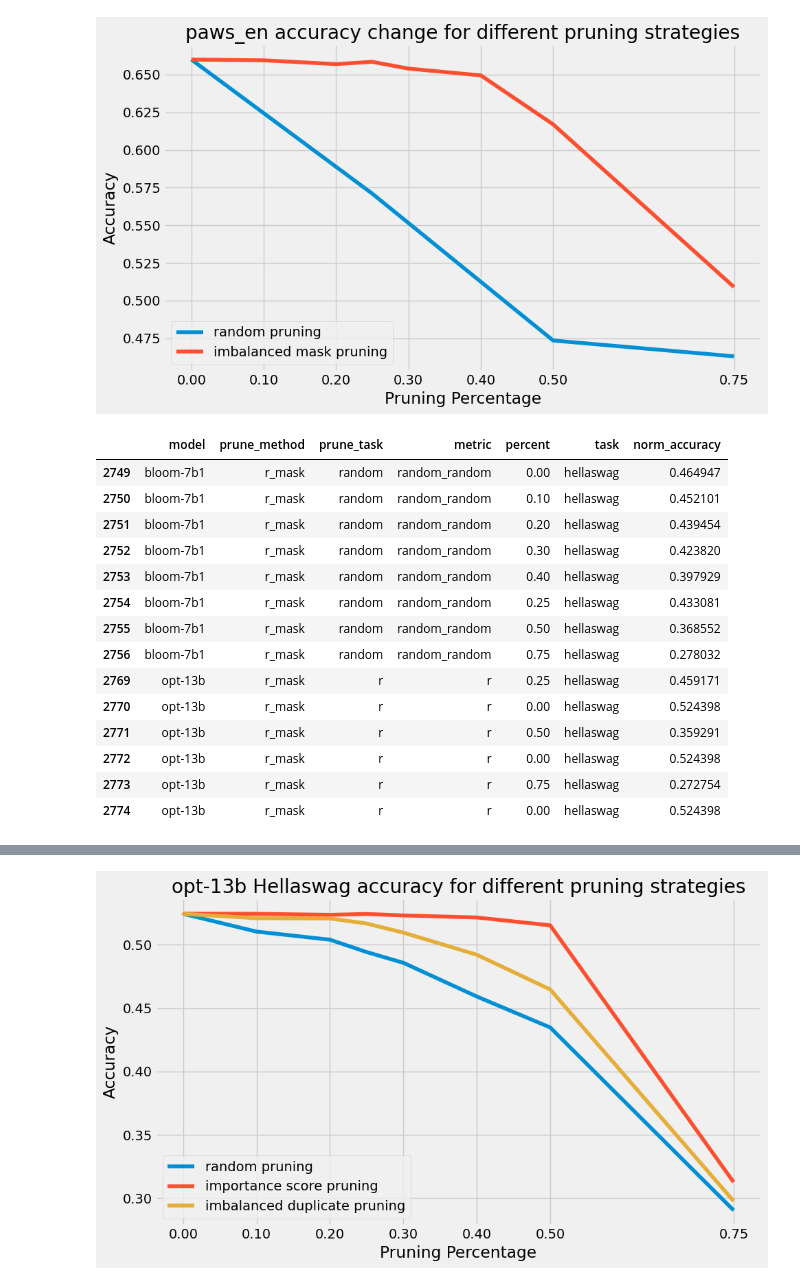
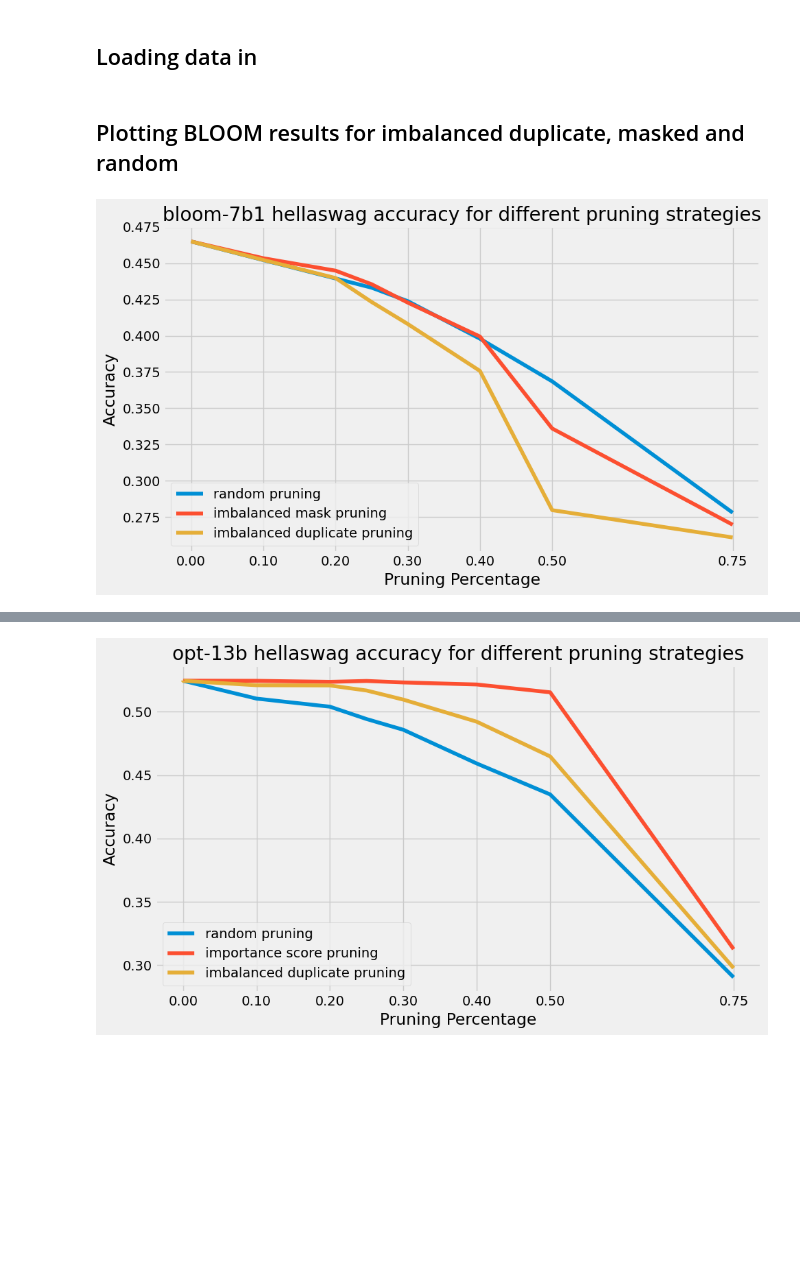
Before and after one commit to johanlaursen/explainabloomity, a Jupyter notebook: results.ipynb, the cells around one changed output, grey strips where cells are left out. Drawn from its saved outputs; the diff is of its cells as text; code cells hidden in the pictures; blank space fills up the shorter version.

```diff
--- a/results.ipynb
+++ b/results.ipynb
@@ -5,6 +5,8 @@ import pandas as pd
 import json
 import matplotlib.pyplot as plt
 plt.style.use('fivethirtyeight')
+# %% [markdown]
+## Loading data in
 # %%
 def get_results(path="/mnt/c/github/explainabloomity/results"):
     models = ("opt-13b", "bloom-7b1")
@@ -138,46 +140,30 @@ td = {'imbalanced_amazon': 'imbalanced amazon', 'balanced_mask': 'balanced mask
+# %% [markdown]
+## Plotting BLOOM results for imbalanced duplicate, masked and random
 # %%
-def plot_task_comparison(df, task, prune_metric, prune_methods = ['r_mask', 'imbalanced_correct_mask', 'amazon'], model='opt-13b'):
+def plot_task_comparison(df, task, prune_metric, title, prune_methods = ['r_mask', 'balanced_mask', 'imbalanced_correct_mask', 'imbalanced_correct', 'amazon'], model='opt-13b'):
     plt.figure(figsize=(10, 6))
 
     for prune_method in prune_methods:
         # Filtering data based on task, prune method, metric, and model
         task_data = df[(df['task'] == task) & (df['prune_method'] == prune_method) &
-                       ((df['metric'] == prune_metric) | (df['metric'] == 'amazon') | (df['metric'] == 'r')) & (df['model'] == model)]
-        mask = (task_data['prune_task'] == task) | (task_data['prune_task'] == 'r')
+                       ((df['metric'] == prune_metric) | (df['metric'] == 'amazon') | (df['metric'] == 'random_random')) & (df['model'] == model)]
+        mask = (task_data['prune_task'] == task) | (task_data['prune_task'] == 'random')
         task_data = task_data[mask]
         for prune_task, group_data in task_data.groupby(['prune_task']):
             # Sort and plot each group
             sorted_data = group_data.sort_values(by=['percent'])
             plt.plot(sorted_data['percent'], sorted_data['norm_accuracy'], label=f'{td[prune_method]}')
 
     # Setting plot details
-    plt.title(f'{task} accuracy change for different pruning strategies')
+    plt.title(f'{model} {task} {title}')
     plt.xlabel('Pruning Percentage')
     plt.ylabel('Accuracy')
     plt.legend(loc='lower left')
     plt.xticks([0, 0.1, 0.2, 0.3, 0.4, 0.5, 0.75])
     plt.tight_layout()
     plt.show()
 
 # Call the function for a specific task
-plot_task_comparison(df_final, task='paws_en', prune_metric='cosine_cosine', model='opt-13b')
+plot_task_comparison(df_final, task='hellaswag', prune_metric='cosine_cosine', title = 'accuracy for different pruning strategies', prune_methods = ['r_mask', 'imbalanced_correct_mask', 'imbalanced_correct'], model='bloom-7b1')
 # %% [output]
-[figure, old version]
+[figure, new version]
-# %%
-df_final[(df_final['prune_method'] == 'r_mask') & (df_final['task'] == 'hellaswag')]
-# %% [output]
-|  | model | prune_method | prune_task | metric | percent | task | norm_accuracy |
-| 2749 | bloom-7b1 | r_mask | random | random_random | 0.00 | hellaswag | 0.464947 |
-| 2750 | bloom-7b1 | r_mask | random | random_random | 0.10 | hellaswag | 0.452101 |
-| 2751 | bloom-7b1 | r_mask | random | random_random | 0.20 | hellaswag | 0.439454 |
-| 2752 | bloom-7b1 | r_mask | random | random_random | 0.30 | hellaswag | 0.423820 |
-| 2753 | bloom-7b1 | r_mask | random | random_random | 0.40 | hellaswag | 0.397929 |
-| 2754 | bloom-7b1 | r_mask | random | random_random | 0.25 | hellaswag | 0.433081 |
-| 2755 | bloom-7b1 | r_mask | random | random_random | 0.50 | hellaswag | 0.368552 |
-| 2756 | bloom-7b1 | r_mask | random | random_random | 0.75 | hellaswag | 0.278032 |
-| 2769 | opt-13b | r_mask | r | r | 0.25 | hellaswag | 0.459171 |
-| 2770 | opt-13b | r_mask | r | r | 0.00 | hellaswag | 0.524398 |
-| 2771 | opt-13b | r_mask | r | r | 0.50 | hellaswag | 0.359291 |
-| 2772 | opt-13b | r_mask | r | r | 0.00 | hellaswag | 0.524398 |
-| 2773 | opt-13b | r_mask | r | r | 0.75 | hellaswag | 0.272754 |
-| 2774 | opt-13b | r_mask | r | r | 0.00 | hellaswag | 0.524398 |
```
Also changed, not shown: parts of 24 cells of this notebook.
